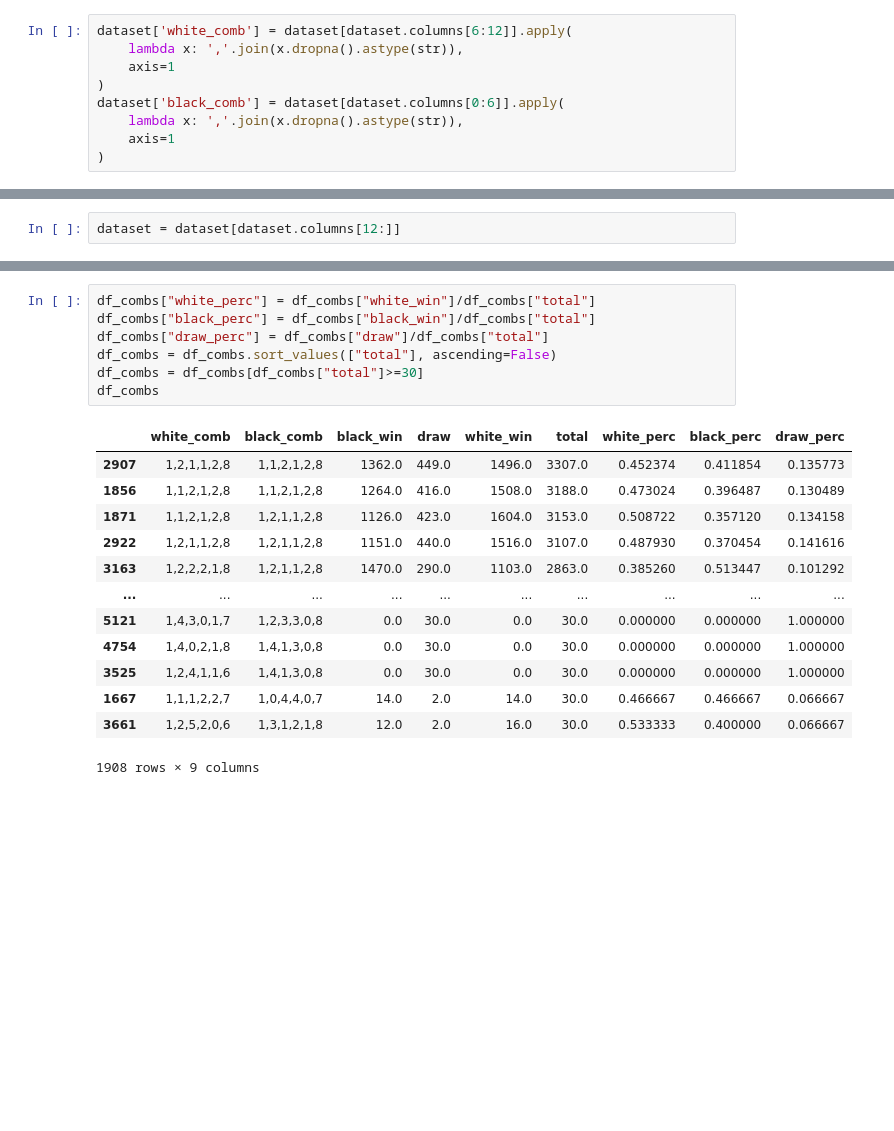
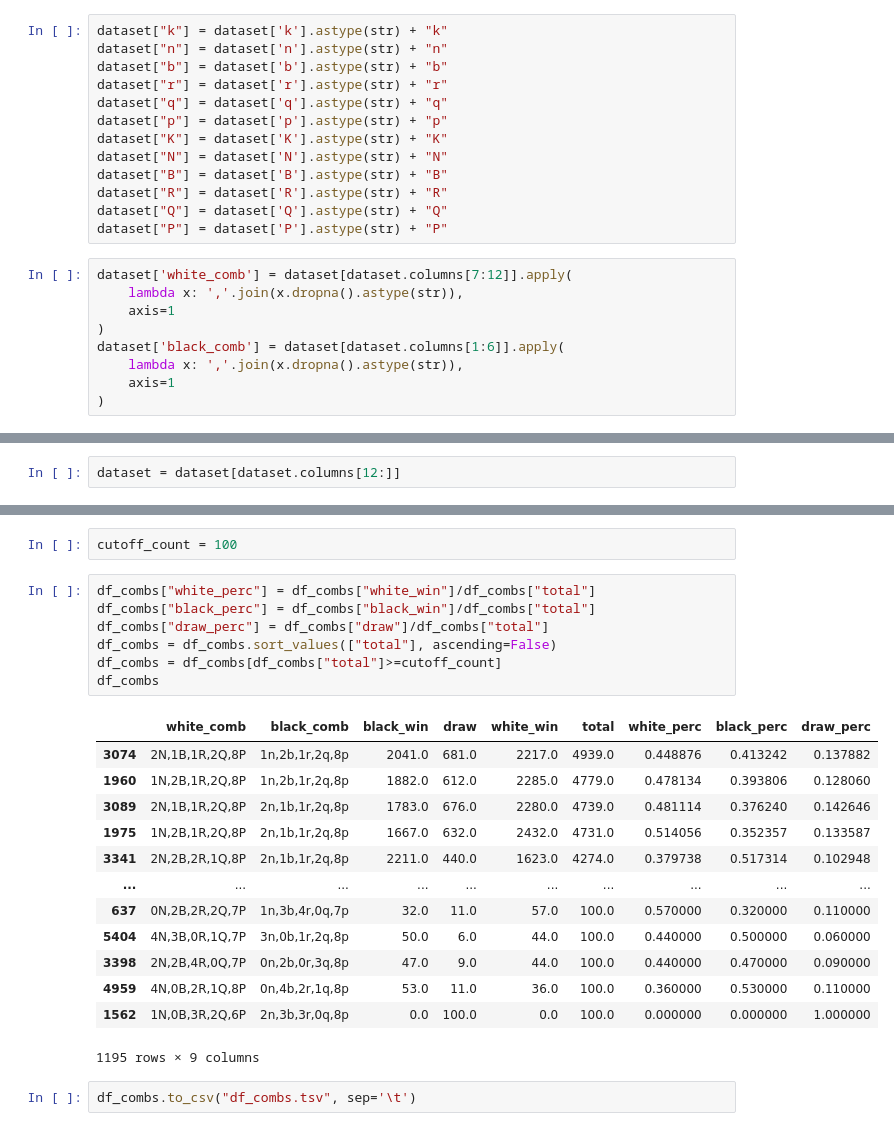
Before and after one commit to yeshwanthv5/chess-automate, a Jupyter notebook: notebooks/Statistical Analysis.ipynb, the cells around one changed output, grey strips where cells are left out. Drawn from its saved outputs; the diff is of its cells as text; blank space fills up the shorter version.

```diff
--- a/notebooks/Statistical Analysis.ipynb
+++ b/notebooks/Statistical Analysis.ipynb
@@ -76,12 +76,25 @@ dataset["winner"].value_counts().plot.pie(colors=["#EEE", "#111", "#888"])
 # %% [output]
 <AxesSubplot:ylabel='winner'>
 [figure]
+# %%
+dataset["k"] = dataset['k'].astype(str) + "k"
+dataset["n"] = dataset['n'].astype(str) + "n"
+dataset["b"] = dataset['b'].astype(str) + "b"
+dataset["r"] = dataset['r'].astype(str) + "r"
+dataset["q"] = dataset['q'].astype(str) + "q"
+dataset["p"] = dataset['p'].astype(str) + "p"
+dataset["K"] = dataset['K'].astype(str) + "K"
+dataset["N"] = dataset['N'].astype(str) + "N"
+dataset["B"] = dataset['B'].astype(str) + "B"
+dataset["R"] = dataset['R'].astype(str) + "R"
+dataset["Q"] = dataset['Q'].astype(str) + "Q"
+dataset["P"] = dataset['P'].astype(str) + "P"
 # %%
-dataset['white_comb'] = dataset[dataset.columns[6:12]].apply(
+dataset['white_comb'] = dataset[dataset.columns[7:12]].apply(
     lambda x: ','.join(x.dropna().astype(str)),
     axis=1
 )
-dataset['black_comb'] = dataset[dataset.columns[0:6]].apply(
+dataset['black_comb'] = dataset[dataset.columns[1:6]].apply(
     lambda x: ','.join(x.dropna().astype(str)),
     axis=1
 )
@@ -175,21 +188,25 @@ df_combs
+# %%
+cutoff_count = 100
 # %%
 df_combs["white_perc"] = df_combs["white_win"]/df_combs["total"]
 df_combs["black_perc"] = df_combs["black_win"]/df_combs["total"]
 df_combs["draw_perc"] = df_combs["draw"]/df_combs["total"]
 df_combs = df_combs.sort_values(["total"], ascending=False)
-df_combs = df_combs[df_combs["total"]>=30]
+df_combs = df_combs[df_combs["total"]>=cutoff_count]
 df_combs
 # %% [output]
 |  | white_comb | black_comb | black_win | draw | white_win | total | white_perc | black_perc | draw_perc |
-| 2907 | 1,2,1,1,2,8 | 1,1,2,1,2,8 | 1362.0 | 449.0 | 1496.0 | 3307.0 | 0.452374 | 0.411854 | 0.135773 |
-| 1856 | 1,1,2,1,2,8 | 1,1,2,1,2,8 | 1264.0 | 416.0 | 1508.0 | 3188.0 | 0.473024 | 0.396487 | 0.130489 |
-| 1871 | 1,1,2,1,2,8 | 1,2,1,1,2,8 | 1126.0 | 423.0 | 1604.0 | 3153.0 | 0.508722 | 0.357120 | 0.134158 |
-| 2922 | 1,2,1,1,2,8 | 1,2,1,1,2,8 | 1151.0 | 440.0 | 1516.0 | 3107.0 | 0.487930 | 0.370454 | 0.141616 |
-| 3163 | 1,2,2,2,1,8 | 1,2,1,1,2,8 | 1470.0 | 290.0 | 1103.0 | 2863.0 | 0.385260 | 0.513447 | 0.101292 |
+| 3074 | 2N,1B,1R,2Q,8P | 1n,2b,1r,2q,8p | 2041.0 | 681.0 | 2217.0 | 4939.0 | 0.448876 | 0.413242 | 0.137882 |
+| 1960 | 1N,2B,1R,2Q,8P | 1n,2b,1r,2q,8p | 1882.0 | 612.0 | 2285.0 | 4779.0 | 0.478134 | 0.393806 | 0.128060 |
+| 3089 | 2N,1B,1R,2Q,8P | 2n,1b,1r,2q,8p | 1783.0 | 676.0 | 2280.0 | 4739.0 | 0.481114 | 0.376240 | 0.142646 |
+| 1975 | 1N,2B,1R,2Q,8P | 2n,1b,1r,2q,8p | 1667.0 | 632.0 | 2432.0 | 4731.0 | 0.514056 | 0.352357 | 0.133587 |
+| 3341 | 2N,2B,2R,1Q,8P | 2n,1b,1r,2q,8p | 2211.0 | 440.0 | 1623.0 | 4274.0 | 0.379738 | 0.517314 | 0.102948 |
 | ... | ... | ... | ... | ... | ... | ... | ... | ... | ... |
-| 5121 | 1,4,3,0,1,7 | 1,2,3,3,0,8 | 0.0 | 30.0 | 0.0 | 30.0 | 0.000000 | 0.000000 | 1.000000 |
-| 4754 | 1,4,0,2,1,8 | 1,4,1,3,0,8 | 0.0 | 30.0 | 0.0 | 30.0 | 0.000000 | 0.000000 | 1.000000 |
-| 3525 | 1,2,4,1,1,6 | 1,4,1,3,0,8 | 0.0 | 30.0 | 0.0 | 30.0 | 0.000000 | 0.000000 | 1.000000 |
-| 1667 | 1,1,1,2,2,7 | 1,0,4,4,0,7 | 14.0 | 2.0 | 14.0 | 30.0 | 0.466667 | 0.466667 | 0.066667 |
-| 3661 | 1,2,5,2,0,6 | 1,3,1,2,1,8 | 12.0 | 2.0 | 16.0 | 30.0 | 0.533333 | 0.400000 | 0.066667 |
+| 637 | 0N,2B,2R,2Q,7P | 1n,3b,4r,0q,7p | 32.0 | 11.0 | 57.0 | 100.0 | 0.570000 | 0.320000 | 0.110000 |
+| 5404 | 4N,3B,0R,1Q,7P | 3n,0b,1r,2q,8p | 50.0 | 6.0 | 44.0 | 100.0 | 0.440000 | 0.500000 | 0.060000 |
+| 3398 | 2N,2B,4R,0Q,7P | 0n,2b,0r,3q,8p | 47.0 | 9.0 | 44.0 | 100.0 | 0.440000 | 0.470000 | 0.090000 |
+| 4959 | 4N,0B,2R,1Q,8P | 0n,4b,2r,1q,8p | 53.0 | 11.0 | 36.0 | 100.0 | 0.360000 | 0.530000 | 0.110000 |
+| 1562 | 1N,0B,3R,2Q,6P | 2n,3b,3r,0q,8p | 0.0 | 100.0 | 0.0 | 100.0 | 0.000000 | 0.000000 | 1.000000 |
-1908 rows × 9 columns
+1195 rows × 9 columns
+# %%
+df_combs.to_csv("df_combs.tsv", sep='\t')
```
Also changed, not shown: parts of 20 cells of this notebook, 2 other files.
